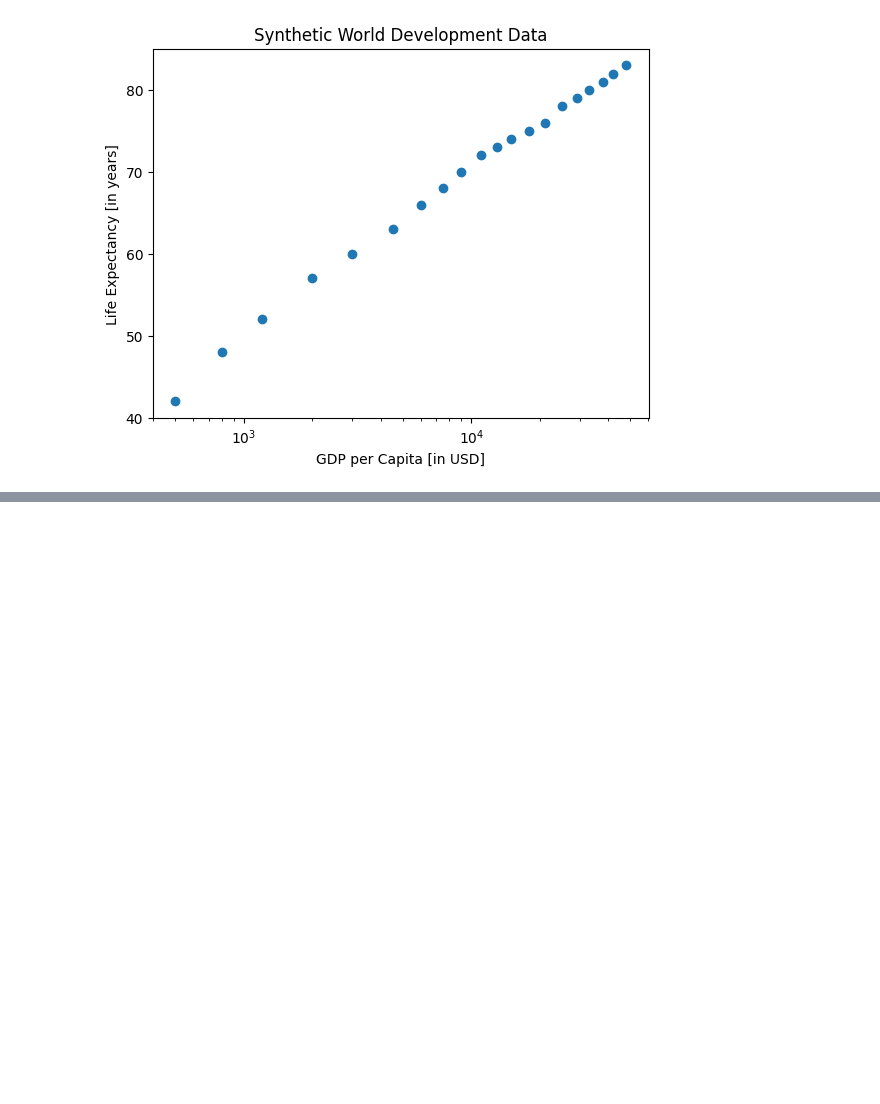
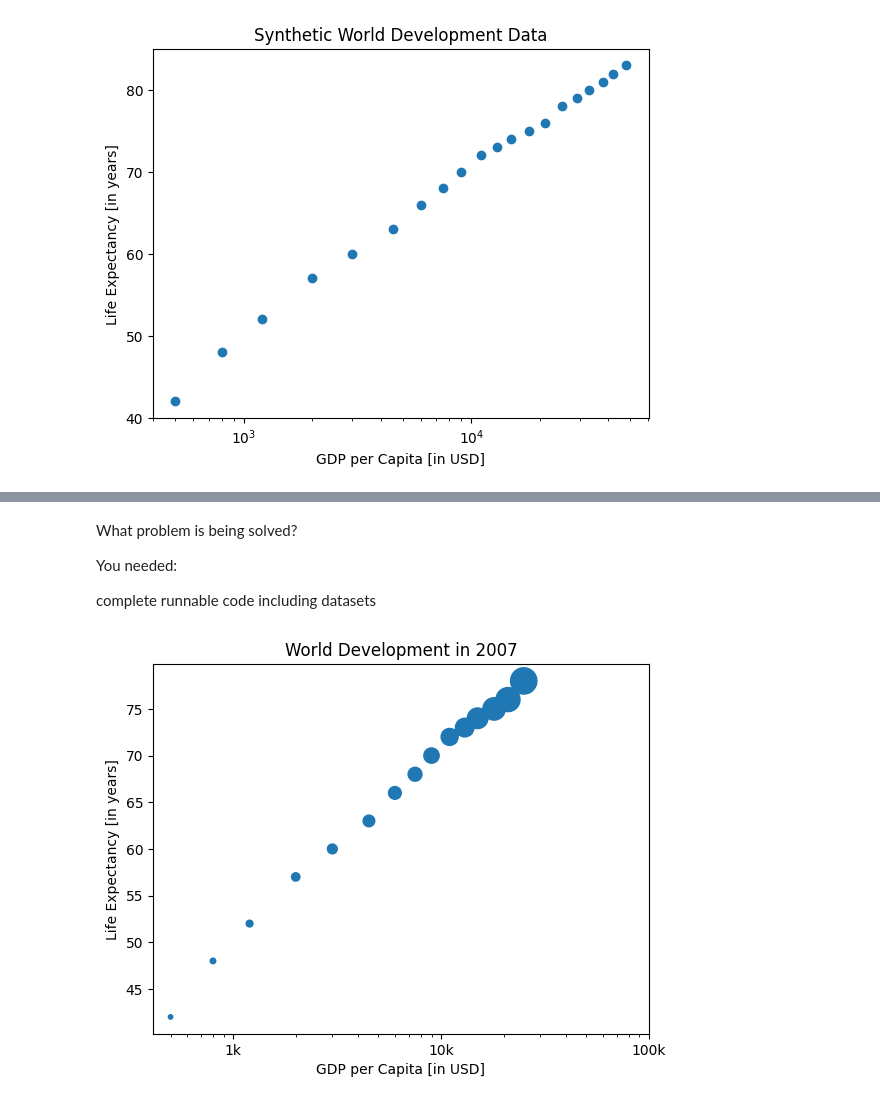
Before and after one commit to Vianney7/AI_Learning, a Jupyter notebook: Datacamp.ipynb, the cells around one changed output, grey strips where cells are left out. Cells and saved outputs as stored; diff of their text form; code cells hidden in the pictures; blank space fills up the shorter version.

```diff
--- a/Datacamp.ipynb
+++ b/Datacamp.ipynb
@@ -230,0 +276,7 @@ plt.show()
+# %% [markdown]
+What problem is being solved?
+
+You needed:
+
+complete runnable code
+including datasets
@@ -230,0 +305,52 @@ plt.show()
+# %%
+import matplotlib.pyplot as plt
+import numpy as np
+
+# GDP per capita (USD)
+gdp_cap = [
+    500, 800, 1200, 2000, 3000,
+    4500, 6000, 7500, 9000, 11000,
+    13000, 15000, 18000, 21000, 25000
+]
+
+# Life expectancy (years)
+life_exp = [
+    42, 48, 52, 57, 60,
+    63, 66, 68, 70, 72,
+    73, 74, 75, 76, 78
+]
+
+# Population (millions)
+pop = [
+    5, 8, 12, 18, 25,
+    35, 42, 50, 61, 75,
+    90, 110, 130, 150, 180
+]
+
+# Convert population list into NumPy array
+np_pop = np.array(pop)
+
+# Double bubble sizes
+np_pop = np_pop * 2
+
+# Scatter plot
+plt.scatter(gdp_cap, life_exp, s=np_pop)
+
+# Logarithmic scale
+plt.xscale('log')
+
+# Labels and title
+plt.xlabel('GDP per Capita [in USD]')
+plt.ylabel('Life Expectancy [in years]')
+plt.title('World Development in 2007')
+
+# Custom ticks
+plt.xticks(
+    [1000, 10000, 100000],
+    ['1k', '10k', '100k']
+)
+
+# Display plot
+plt.show()
+# %% [output]
+[figure, added]
```
Also changed, not shown: parts of 3 cells of this notebook.
